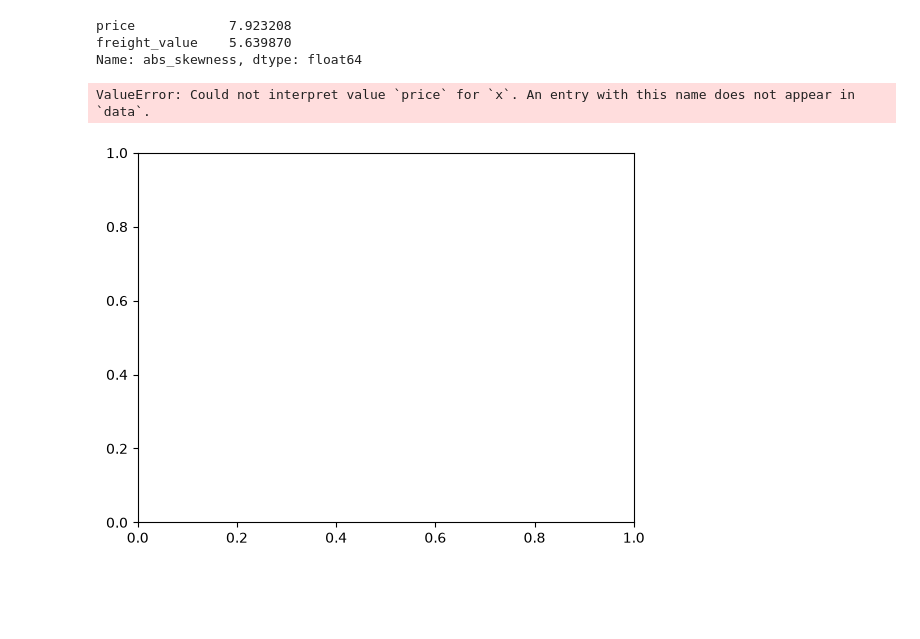
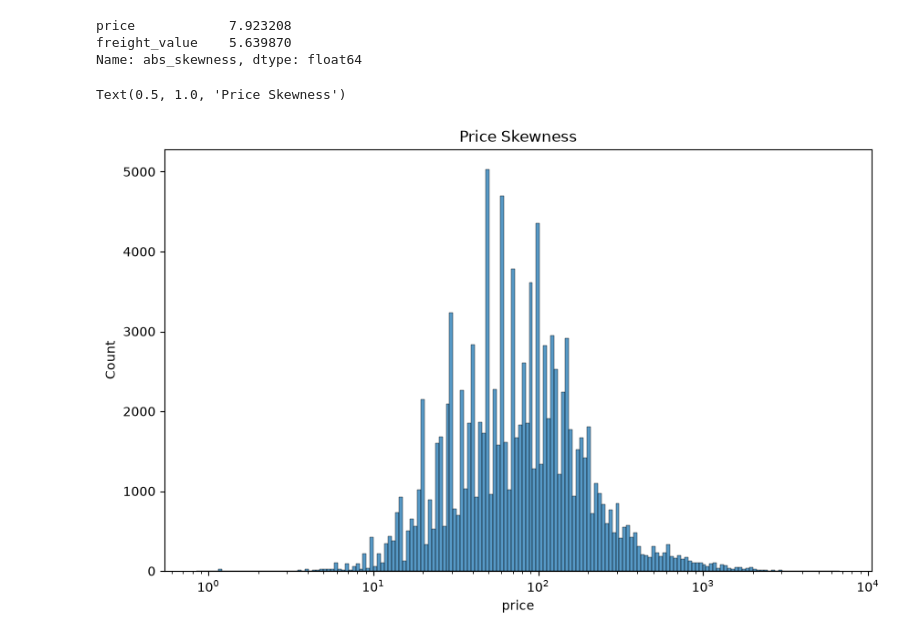
Before and after one commit to ProsellaAnalyst/Feature-Distribution-and-Skewness-Analysis, a Jupyter notebook: olist_descriptive_statistics_skewness.ipynb, the cells around one changed output. Cells and saved outputs as stored; diff of their text form; code cells hidden in the pictures; blank space fills up the shorter version.

```diff
--- a/olist_descriptive_statistics_skewness.ipynb
+++ b/olist_descriptive_statistics_skewness.ipynb
@@ -134,14 +134,11 @@ descriptive_stats= descriptive_stats.sort_values("abs_skewness",ascending=False)
 import matplotlib.pyplot as plt
 import seaborn as sns
 # %%
-fig, ax = plt.subplots()
+fig, ax = plt.subplots(figsize=(10, 6))
 sns.histplot(
-    data= descriptive_stats,
-    x='price',
-    y='count',
-    ax=ax
+  data=numeric_df,log_scale=True, x='price'
 )
 ax.set_title("Price Skewness")
 # %% [output]
-ValueError: Could not interpret value `price` for `x`. An entry with this name does not appear in `data`.
+Text(0.5, 1.0, 'Price Skewness')
-[figure, old version]
+[figure, new version]
```
Also changed, not shown: parts of 3 cells of this notebook.
